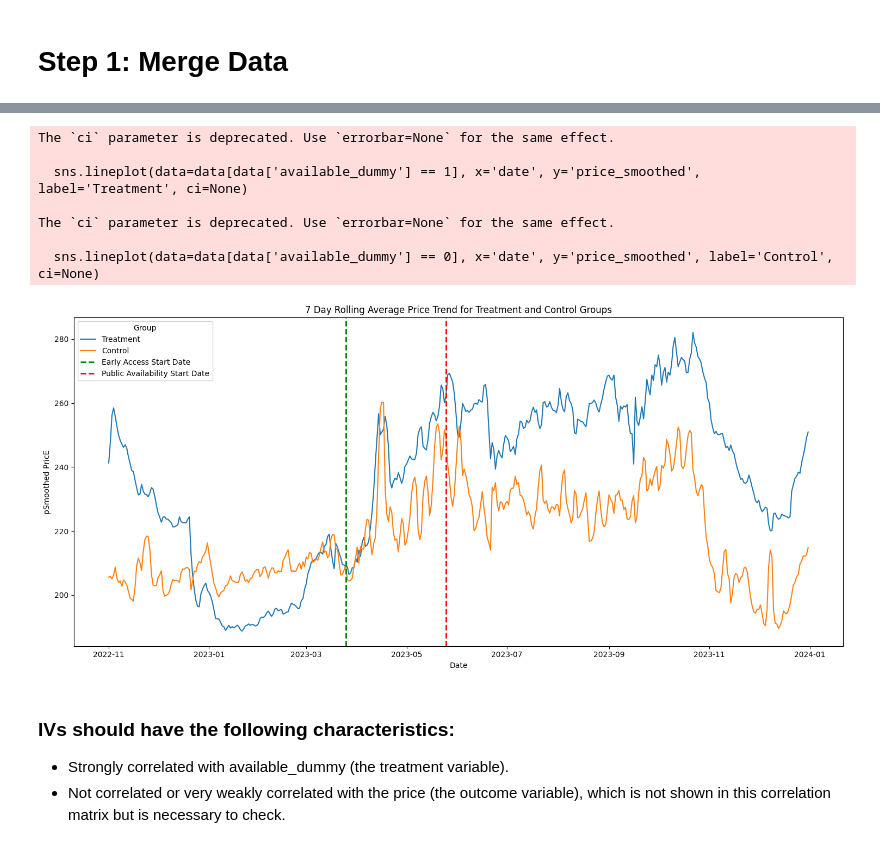
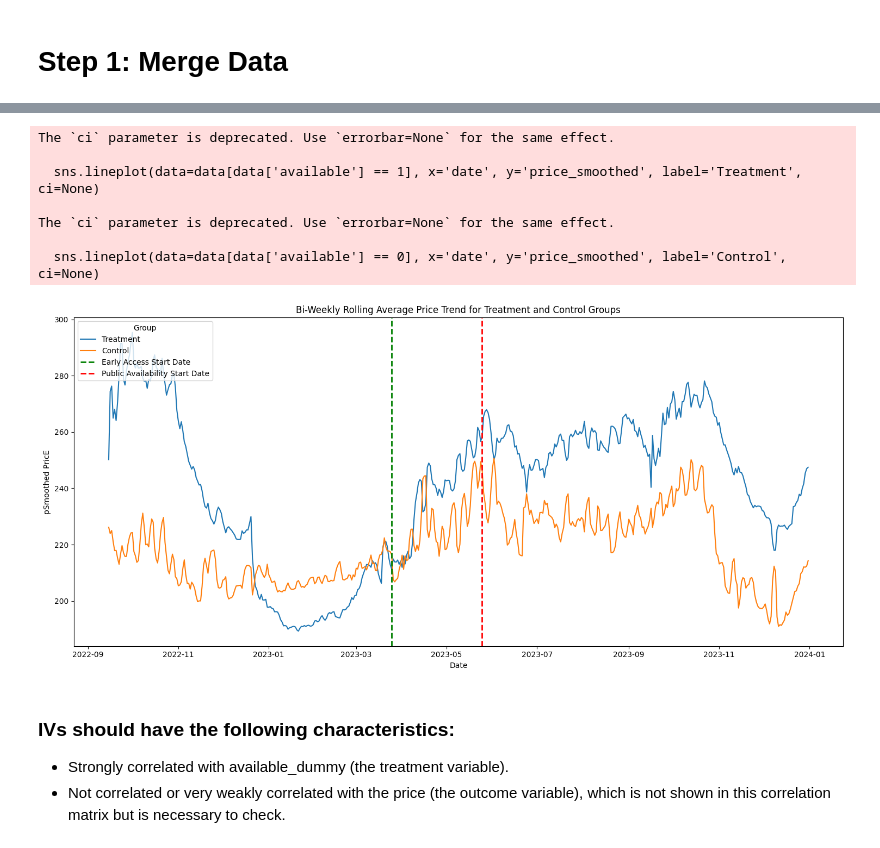
Before and after one commit to RyanPiao/Collusion-and-Algorithmic-Pricing, a Jupyter notebook: fuzzy_rdd_boston.ipynb, the cells around one changed output, grey strips where cells are left out. Drawn from its saved outputs; the diff is of its cells as text; code cells hidden in the pictures.

```diff
--- a/fuzzy_rdd_boston.ipynb
+++ b/fuzzy_rdd_boston.ipynb
@@ -172,0 +293,11 @@ cleaned_data_path
+# %%
+# Fill missing values in 'bathrooms' with 0
+data['bathrooms'].fillna(0, inplace=True)
+
+# Optionally, check if there are any remaining missing values in 'bathrooms'
+missing_bathrooms = data['bathrooms'].isna().sum()
+print("Missing values in bathrooms after filling:", missing_bathrooms)
+
+# Save the updated data
+updated_data_path = 'updated_merged_data.csv'
+data.to_csv(updated_data_path, index=False)
@@ -192,16 +329,9 @@ summary_table
 # %%
-import pandas as pd
-import matplotlib.pyplot as plt
-import seaborn as sns
-
-# Load your data
-data = pd.read_csv('cleaned_merged_data.csv')  # Replace with the actual path to your data
-
 # Convert date to datetime
 data['date'] = pd.to_datetime(data['date'])
 
 # Define the date range for plotting
-start_date = '2022-11-01'  # Start of your data
+start_date = '2022-09-01'  # Start of your data
 end_date = '2023-12-31'  # End of the date range you want to plo
 
 # Filter data for the date range
@@ -218,10 +348,10 @@ data['post_policy'] = (data['date'] >= early_access_start).astype(int)
 plt.figure(figsize=(15, 7))
 
 # Treatment group plot
-sns.lineplot(data=data[data['available_dummy'] == 1], x='date', y='price', label='Treatment', ci=None)
+sns.lineplot(data=data[data['available'] == 1], x='date', y='price', label='Treatment', ci=None)
 
 # Control group plot
-sns.lineplot(data=data[data['available_dummy'] == 0], x='date', y='price', label='Control', ci=None)
+sns.lineplot(data=data[data['available'] == 0], x='date', y='price', label='Control', ci=None)
 
 # Highlight the policy change dates
 plt.axvline(x=pd.to_datetime('2023-03-25'), color='green', linestyle='--', lw=2, label='Early Access Start Date')
@@ -252,45 +382,41 @@ The `ci` parameter is deprecated. Use `errorbar=None` for the same effect.
 # %%
-import pandas as pd
-import matplotlib.pyplot as plt
-import seaborn as sns
-
-data['price_smoothed'] = data.groupby('available_dummy')['price'].transform(lambda x: x.rolling(7, center=True).mean())
+data['price_smoothed'] = data.groupby('available')['price'].transform(lambda x: x.rolling(14, center=True).mean())
 
 # Plotting
 plt.figure(figsize=(15, 7))
 
 # Treatment group plot
-sns.lineplot(data=data[data['available_dummy'] == 1], x='date', y='price_smoothed', label='Treatment', ci=None)
+sns.lineplot(data=data[data['available'] == 1], x='date', y='price_smoothed', label='Treatment', ci=None)
 
 # Control group plot
-sns.lineplot(data=data[data['available_dummy'] == 0], x='date', y='price_smoothed', label='Control', ci=None)
+sns.lineplot(data=data[data['available'] == 0], x='date', y='price_smoothed', label='Control', ci=None)
 
 # Highlight the policy change dates
 plt.axvline(x=pd.to_datetime('2023-03-25'), color='green', linestyle='--', lw=2, label='Early Access Start Date')
 plt.axvline(x=pd.to_datetime('2023-05-25'), color='red', linestyle='--', lw=2, label='Public Availability Start Date')
 
 # Improve the legend
 plt.legend(title='Group', loc='upper left')
 
 # Title and labels
-plt.title('7 Day Rolling Average Price Trend for Treatment and Control Groups')
+plt.title('Bi-Weekly Rolling Average Price Trend for Treatment and Control Groups')
 plt.xlabel('Date')
 plt.ylabel('pSmoothed PricE')
 
 # Tight layout for saving
 plt.tight_layout()
 
 # Show plot
 plt.show()
 # %% [output]
 The `ci` parameter is deprecated. Use `errorbar=None` for the same effect.
 
-  sns.lineplot(data=data[data['available_dummy'] == 1], x='date', y='price_smoothed', label='Treatment', ci=None)
+  sns.lineplot(data=data[data['available'] == 1], x='date', y='price_smoothed', label='Treatment', ci=None)
 
 The `ci` parameter is deprecated. Use `errorbar=None` for the same effect.
 
-  sns.lineplot(data=data[data['available_dummy'] == 0], x='date', y='price_smoothed', label='Control', ci=None)
+  sns.lineplot(data=data[data['available'] == 0], x='date', y='price_smoothed', label='Control', ci=None)
-[figure, old version]
+[figure, new version]
 # %% [markdown]
 ### IVs should have the following characteristics:
 
```
Also changed, not shown: parts of 22 cells of this notebook.
